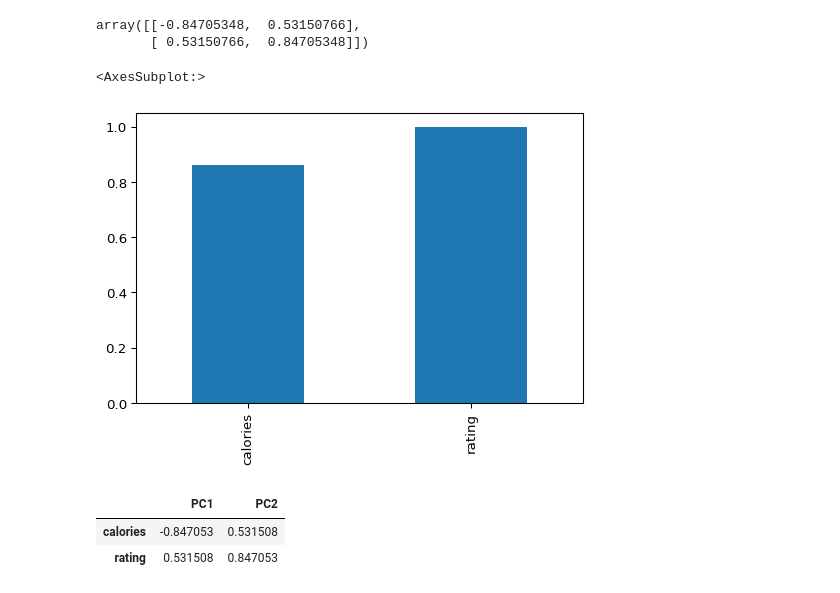
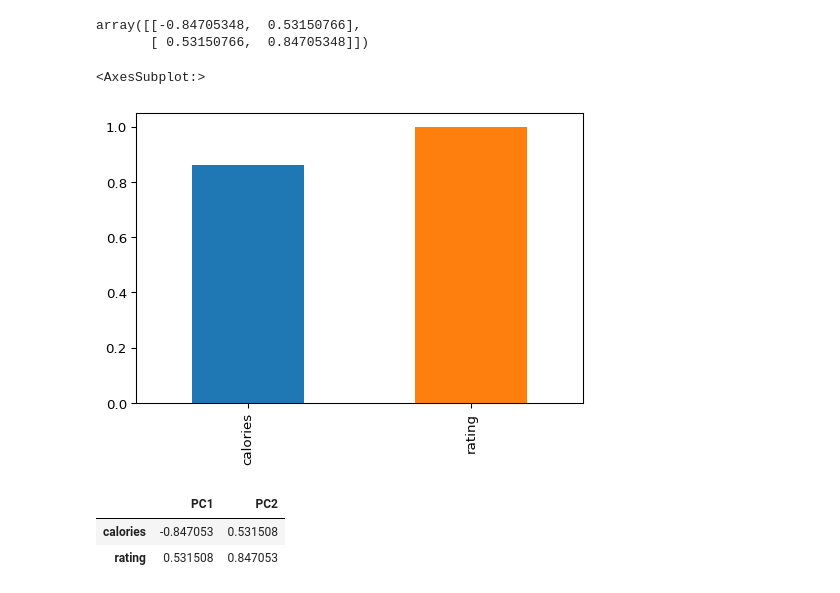
Before and after one commit to alextanhongpin/data-mining-for-business-analytics, a Jupyter notebook: 04_dimension_reduction.ipynb, the cells around one changed output. Drawn from its saved outputs; the diff is of its cells as text; code cells hidden in the pictures.

```diff
--- a/04_dimension_reduction.ipynb
+++ b/04_dimension_reduction.ipynb
@@ -215,7 +215,7 @@ plt.legend(loc="center left", bbox_to_anchor=(1, 0.5))
 ## Reducing the number of categories in categorical variables
 # %%
 # rating: The consumer rating is a rating of cereal "healthiness" for consumer information (not a rating by customer).
-cereals_df = pd.read_csv("./datasets/dmba/Cereals.csv")
+cereals_df = load_data("Cereals.csv")
 cereals_df
 # %% [output]
 |  | name | mfr | type | calories | protein | fat | sodium | fiber | carbo | sugars | potass | ... |
@@ -281,11 +281,11 @@ array([[-0.84705348,  0.53150766],
 # %%
 # Feature 'calories' contributes to
 pd.Series(
     pca.explained_variance_ratio_, index=["calories", "rating"]
-).cumsum().plot.bar()
+).cumsum().plot.bar(color=["C0", "C1"])
 # %% [output]
 <AxesSubplot:>
-[figure, old version]
+[figure, new version]
 # %%
 pca_components_df = pd.DataFrame(
     pca.components_.T, columns=["PC1", "PC2"], index=["calories", "rating"]
```
Also changed, not shown: parts of 5 cells of this notebook, 5 other files.
